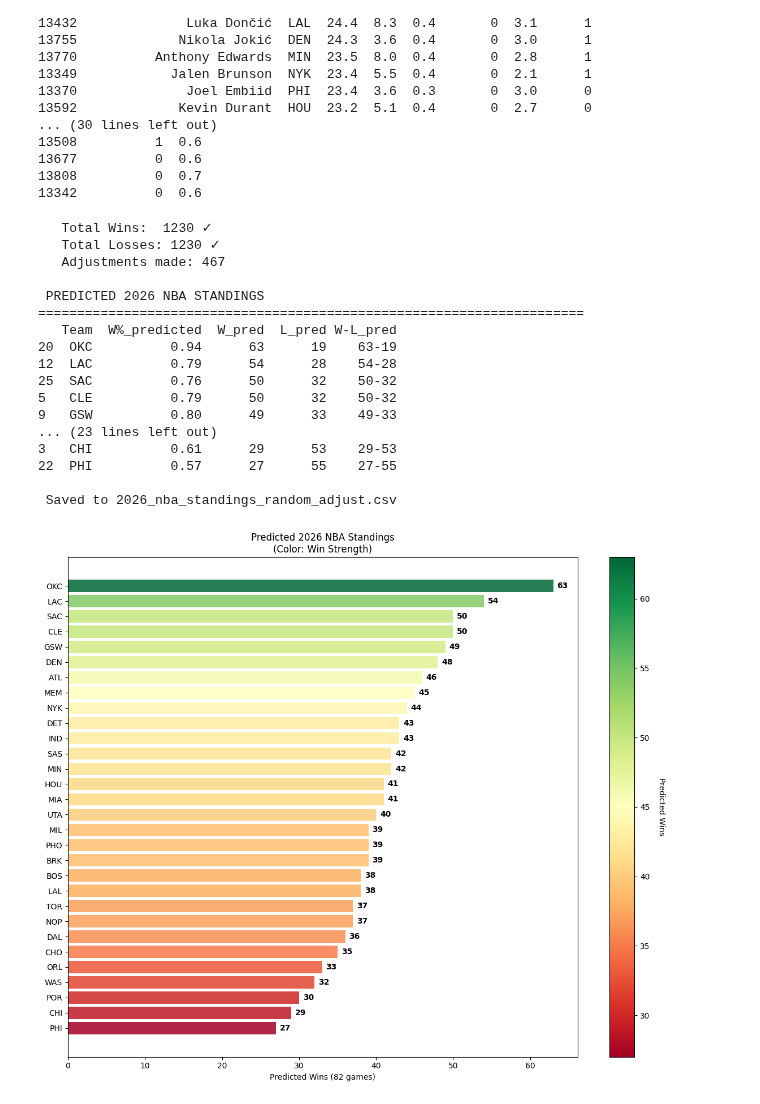
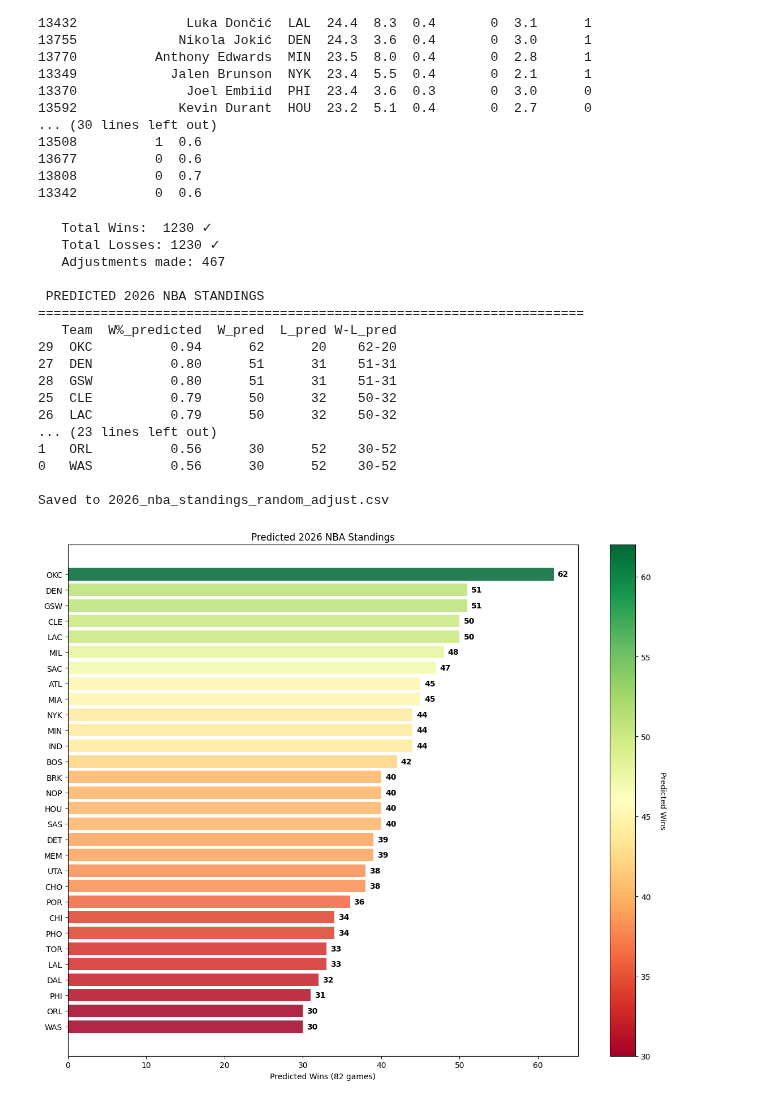
Before and after one commit to maadmaaax/Project_NBA_GroupM, a Jupyter notebook: Analyse_Principale.ipynb, the cells around one changed output. Drawn from its saved outputs; the diff is of its cells as text; code cells hidden in the pictures.

```diff
--- a/Analyse_Principale.ipynb
+++ b/Analyse_Principale.ipynb
@@ -951,7 +945,6 @@ Top 20 predicted 2026 performers:
 13808          0  0.7
 13342          0  0.6
 # %%
-
 import statsmodels.api as sm
 import random
 from matplotlib.colors import LinearSegmentedColormap
@@ -1020,39 +1013,40 @@ def predict_2026_standings_random_adjust(ols_model):
 
     # This is an important part of the code, the predicted Win % is at the team level not league level
     #This mean that total win or loss aren't equal to the total match played in a season 1230
-    #We decided to fix it by randomly removing W or L until total W=total L=1230
-    #This randomness mean that a team won't always be predicted to be 3rd for example
-    #But will vary between 2nd to 4th place which replicate the unpredictible nature of the game
+    #We decided to fix it by removing/adding W or L until total W=total L=1230
+
+
 
     target_total = 1230
     total_wins = team_stats_2026['W_pred'].sum()
 
     adjustment_log = []
 
+    # Sort once by predicted W% (ascending: worst → best)
+    team_stats_2026 = team_stats_2026.sort_values('W%_predicted', ascending=True).reset_index(drop=True)
+
+    i = 0
     while total_wins != target_total:
         diff = target_total - total_wins
 
-        # randomly select a team
-        if diff > 0:  # Need +1 win
-            team_idx = random.randint(0, len(team_stats_2026)-1)
-            team_name = team_stats_2026.iloc[team_idx]['Team']
-            team_stats_2026.at[team_stats_2026.index[team_idx], 'W_pred'] += 1
-            team_stats_2026.at[team_stats_2026.index[team_idx], 'L_pred'] -= 1
-            adjustment_log.append(f"+1W to {team_name}")
-
-        else:  # Need -1 win
-            team_idx = random.randint(0, len(team_stats_2026)-1)
-            team_name = team_stats_2026.iloc[team_idx]['Team']
-            team_stats_2026.at[team_stats_2026.index[team_idx], 'W_pred'] -= 1
-            team_stats_2026.at[team_stats_2026.index[team_idx], 'L_pred'] += 1
-            adjustment_log.append(f"-1W from {team_name}")
+        if diff > 0:  # Need +1 win → give wins starting from worst teams
+            idx = i % len(team_stats_2026)
+            team_stats_2026.at[idx, 'W_pred'] += 1
+            team_stats_2026.at[idx, 'L_pred'] -= 1
+            adjustment_log.append(f"+1W to {team_stats_2026.at[idx, 'Team']}")
+        else:        # Need -1 win → take wins starting from worst teams
+            idx = i % len(team_stats_2026)
+            team_stats_2026.at[idx, 'W_pred'] -= 1
+            team_stats_2026.at[idx, 'L_pred'] += 1
+            adjustment_log.append(f"-1W from {team_stats_2026.at[idx, 'Team']}")
 
         total_wins = team_stats_2026['W_pred'].sum()
+        i += 1
 
     # Final formatting
-    team_stats_2026['W-L_pred'] = (team_stats_2026['W_pred'].astype(str) + '-' +
-                                  team_stats_2026['L_pred'].astype(str))
-
+    team_stats_2026['W-L_pred'] = (
+        team_stats_2026['W_pred'].astype(str) + '-' + team_stats_2026['L_pred'].astype(str)
+    )
 
     print(f"   Total Wins:  {team_stats_2026['W_pred'].sum():3d} ✓")
     print(f"   Total Losses: {team_stats_2026['L_pred'].sum():3d} ✓")
@@ -1060,8 +1054,8 @@ def predict_2026_standings_random_adjust(ols_model):
 
     return team_stats_2026.sort_values('W_pred', ascending=False), adjustment_log
 
-team_predictions_2026, adjustments = predict_2026_standings_random_adjust(ols_model)
-
+# Call the function and assign its results to team_predictions_2026 and adjustment_log
+team_predictions_2026, adjustment_log = predict_2026_standings_random_adjust(ols_model)
 
 print("\n PREDICTED 2026 NBA STANDINGS")
 print("=" * 70)
@@ -1072,7 +1066,7 @@ print(display_df)
 
 # Save results
 team_predictions_2026.to_csv('2026_nba_standings_random_adjust.csv', index=False)
-print("\n Saved to 2026_nba_standings_random_adjust.csv")
+print("\nSaved to 2026_nba_standings_random_adjust.csv")
 
 
 
@@ -1085,40 +1079,40 @@ colors = plt.cm.RdYlGn(norm(team_predictions_2026['W_pred']))
 
 bars = plt.barh(range(len(team_predictions_2026)), team_predictions_2026['W_pred'], color=colors, alpha=0.85)
 
 # Add value labels on bars
 for i, (bar, wins) in enumerate(zip(bars, team_predictions_2026['W_pred'])):
     plt.text(bar.get_width() + 0.5, bar.get_y() + bar.get_height()/2,
              f'{int(wins)}', va='center', fontsize=10, fontweight='bold')
 
 plt.yticks(range(len(team_predictions_2026)), team_predictions_2026['Team'])
 plt.xlabel('Predicted Wins (82 games)')
-plt.title('Predicted 2026 NBA Standings\n(Color: Win Strength)')
+plt.title('Predicted 2026 NBA Standings')
 plt.gca().invert_yaxis()
 
 
 sm = plt.cm.ScalarMappable(cmap=plt.cm.RdYlGn, norm=norm)
 sm.set_array([])
 cbar = plt.colorbar(sm, ax=plt.gca())
 cbar.set_label('Predicted Wins', rotation=270, labelpad=20)
 
 plt.tight_layout()
 plt.show()
 # %% [output]
    Total Wins:  1230 ✓
    Total Losses: 1230 ✓
    Adjustments made: 467
 
  PREDICTED 2026 NBA STANDINGS
 ======================================================================
    Team  W%_predicted  W_pred  L_pred W-L_pred
-20  OKC          0.94      63      19    63-19
-12  LAC          0.79      54      28    54-28
-25  SAC          0.76      50      32    50-32
-5   CLE          0.79      50      32    50-32
-9   GSW          0.80      49      33    49-33
+29  OKC          0.94      62      20    62-20
+27  DEN          0.80      51      31    51-31
+28  GSW          0.80      51      31    51-31
+25  CLE          0.79      50      32    50-32
+26  LAC          0.79      50      32    50-32
 ... (23 lines left out)
-3   CHI          0.61      29      53    29-53
-22  PHI          0.57      27      55    27-55
+1   ORL          0.56      30      52    30-52
+0   WAS          0.56      30      52    30-52
 
- Saved to 2026_nba_standings_random_adjust.csv
+Saved to 2026_nba_standings_random_adjust.csv
-[figure, old version]
+[figure, new version]
```
Also changed, not shown: parts of 3 cells of this notebook.
